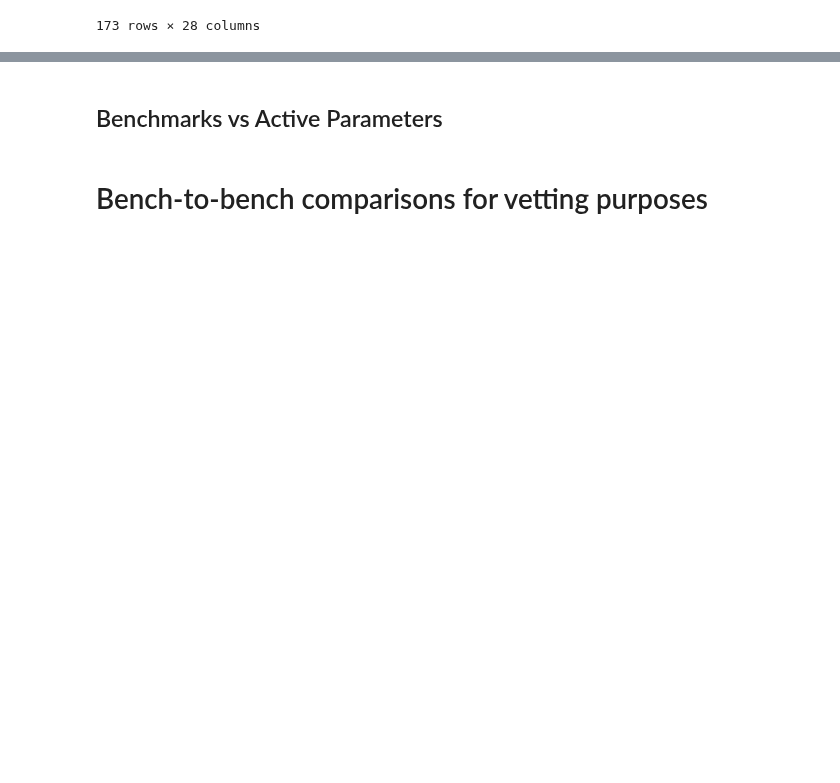
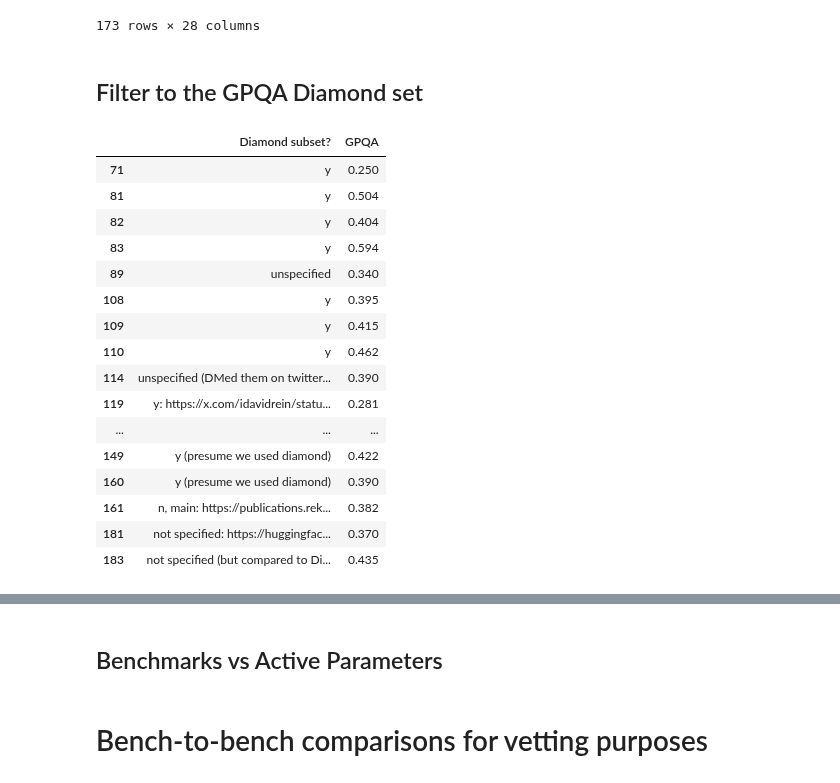
Before and after one commit to epoch-research/open-model-trends, a Jupyter notebook: benchmark_analysis.ipynb, the cells around one changed output, grey strips where cells are left out. Drawn from its saved outputs; the diff is of its cells as text; code cells hidden in the pictures; blank space fills up the shorter version.

```diff
--- a/benchmark_analysis.ipynb
+++ b/benchmark_analysis.ipynb
@@ -253,3 +254,26 @@ df
 | 182 | Yi-6B | 2023-11-02 | NaN | NaN | 1.080000e+23 | NaN | 6,000,000,000 | ... |
 | 183 | Yi-Large | 2024-05-13 | NaN | NaN | 1.800000e+24 | NaN | NaN | ... |
 173 rows × 28 columns
+# %% [markdown]
+## Filter to the GPQA Diamond set
+# %%
+mask = df['GPQA'].notna()
+df[mask][['Diamond subset?', 'GPQA']]
+# %% [output]
+|  | Diamond subset? | GPQA |
+| 71 | y | 0.250 |
+| 81 | y | 0.504 |
+| 82 | y | 0.404 |
+| 83 | y | 0.594 |
+| 89 | unspecified | 0.340 |
+| 108 | y | 0.395 |
+| 109 | y | 0.415 |
+| 110 | y | 0.462 |
+| 114 | unspecified (DMed them on twitter... | 0.390 |
+| 119 | y: https://x.com/idavidrein/statu... | 0.281 |
+| ... | ... | ... |
+| 149 | y (presume we used diamond) | 0.422 |
+| 160 | y (presume we used diamond) | 0.390 |
+| 161 | n, main: https://publications.rek... | 0.382 |
+| 181 | not specified: https://huggingfac... | 0.370 |
+| 183 | not specified (but compared to Di... | 0.435 |
```
Also changed, not shown: parts of 18 cells of this notebook.
